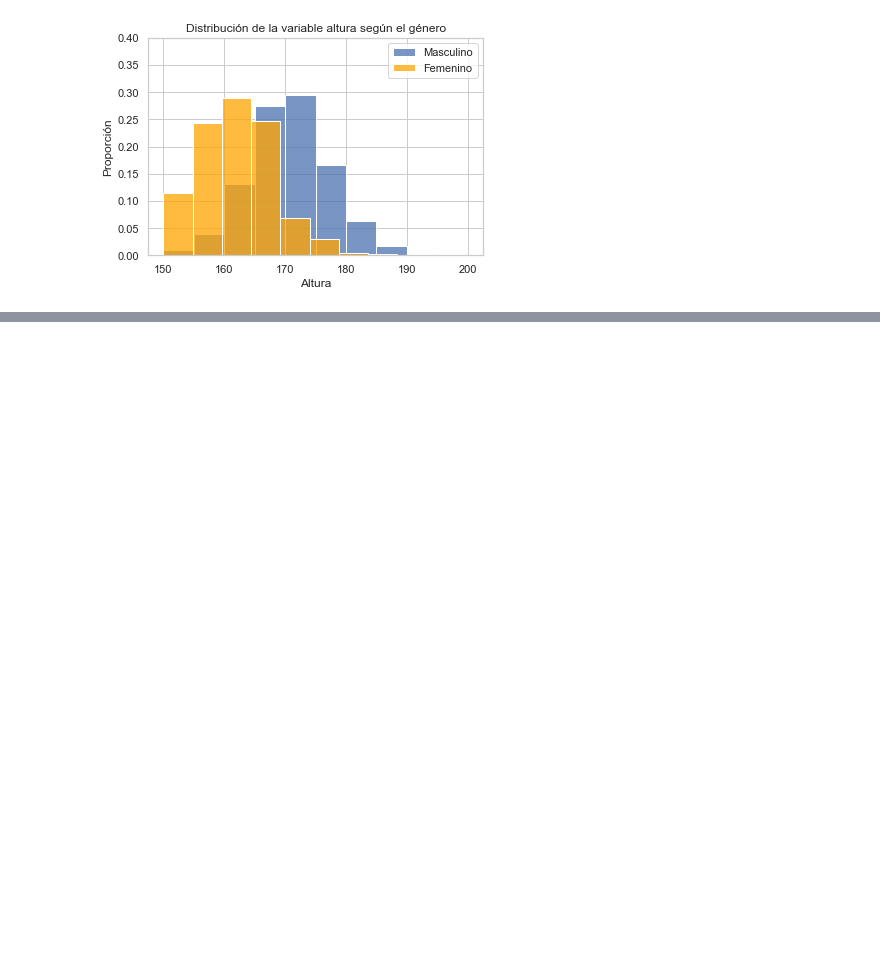
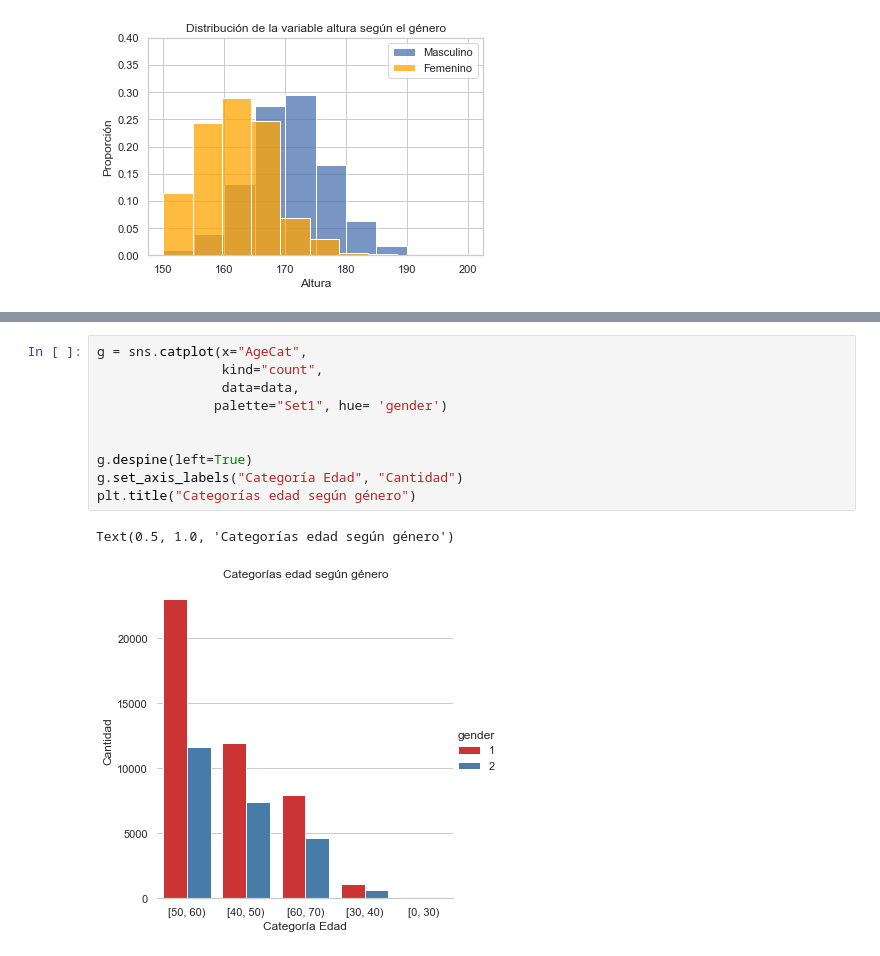
Before and after one commit to iamcest/risk_factors, a Jupyter notebook: scripts/visualizaciones_Maia.ipynb, the cells around one changed output, grey strips where cells are left out. Drawn from its saved outputs; the diff is of its cells as text; blank space fills up the shorter version.

```diff
--- a/scripts/visualizaciones_Maia.ipynb
+++ b/scripts/visualizaciones_Maia.ipynb
@@ -94,3 +85,16 @@ Text(0.5, 1.0, 'Categorías edad según BMI y género')
+# %%
+g = sns.catplot(x="AgeCat",
+                kind="count",
+                data=data,
+               palette="Set1", hue= 'gender')
+
+
+g.despine(left=True)
+g.set_axis_labels("Categoría Edad", "Cantidad")
+plt.title("Categorías edad según género")
+# %% [output]
+Text(0.5, 1.0, 'Categorías edad según género')
+[figure, added]
 # %%
 ax = sns.boxplot(x="BMICat", y="AgeinYr", data=data, hue = 'gender', palette = "Set1")
 plt.title("Boxplot Categorías BMI según edad y género")
```
Also changed, not shown: parts of 5 cells of this notebook.
